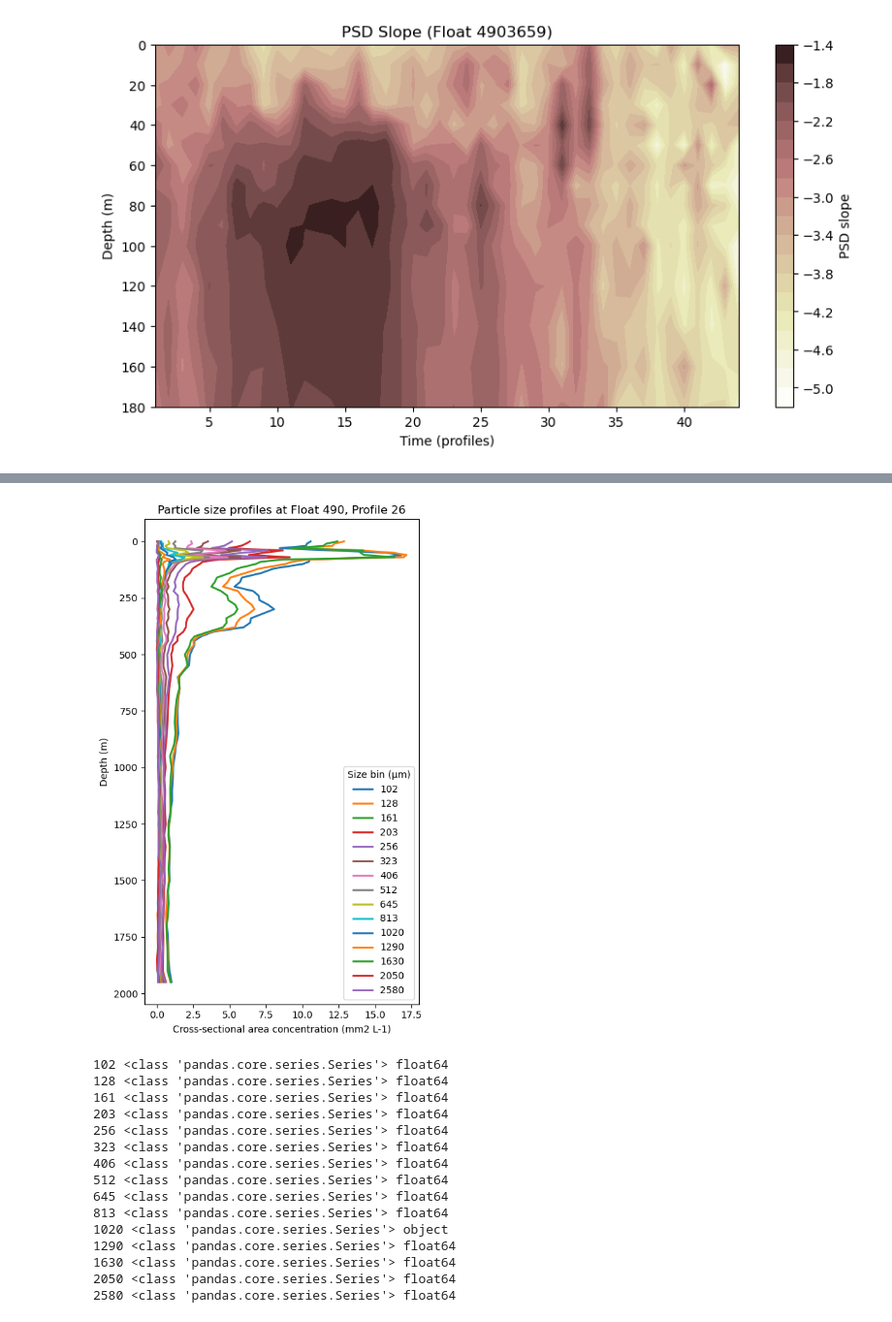
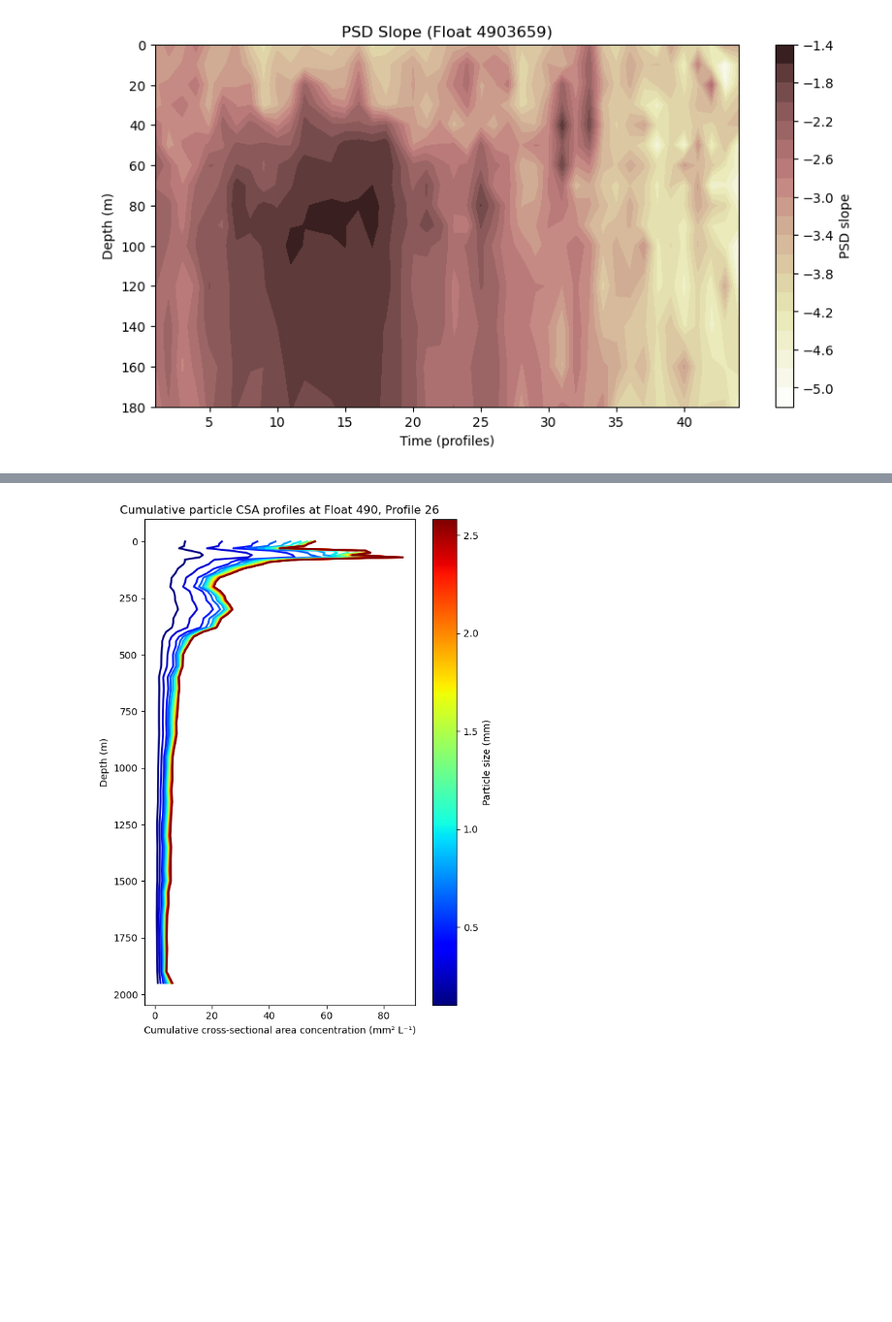
Before and after one commit to shodnett/agg_model_MSc, a Jupyter notebook: Agg_model.ipynb, the cells around one changed output, grey strips where cells are left out. Shown at 97% size. Cells and saved outputs as stored; diff of their text form; code cells hidden in the pictures; blank space fills up the shorter version.

Commit message:
finished diagnostic figure

```diff
--- a/Agg_model.ipynb
+++ b/Agg_model.ipynb
@@ -530,14 +533,21 @@ plt.show()
 # then expand that over depth
 
 mid_size = pd.read_excel("UVP_Float_Data.xlsx", sheet_name="UVP_Float_Data").iloc[3:18, 16]     # (size_mid_um)
-mid_size.drop_duplicates(inplace = True)
+mid_size.drop_duplicates()
+mid_size = mid_size.to_numpy(dtype=float)
+mid_size[-1] = 2580
 
 # Choose which float and profile to investigate
 UVP6_float = 490
 number = 26
-profile = f490.p26   # here you can change the float profile, could probably tidy this up more so that when you write your variable name it updates UVP6_float and number automatically but not a good use of time
-big_particles = 2580
+profile = f490.p26  # here you can change the float profile, could probably tidy this up more so that when you write your variable name it updates UVP6_float and number automatically but not a good use of time
 
+# Apply mid-size scaling
+# shape = (n_sizes, n_depth)
+concs = np.array([profile[s] for s in sizes], dtype=float)
+cross_sectional_area = (concs * mid_size[:, None]) / 1000
+
+"""""
 concs = {
     "102": profile[102],
     "128": profile[128],
@@ -581,8 +591,8 @@ cross_sectional_area = {
     for key in concs
 }
 
+# Convert data into numpy type
 keys = sorted(cross_sectional_area.keys(), key=int)
-
 data = np.array([
     np.asarray(cross_sectional_area[k], dtype=float)
     for k in keys
@@ -598,56 +608,69 @@ fig, ax = plt.subplots(figsize=(5,8))
 for key in cross_sectional_area:
     ax.plot(cross_sectional_area[key], depth, linewidth=2, label=key)
 
 ax.set_xlabel("Cross-sectional area concentration (mm2 L-1)")
 ax.set_ylabel("Depth (m)")
 ax.set_title(f"Particle size profiles at Float {UVP6_float}, Profile {number}")
 ax.legend(title="Size bin (µm)")
 
 # Oceanography convention: depth increases downward
 ax.invert_yaxis()
 plt.tight_layout()
 plt.show()
 
+
+
 # Alternative plotting (stacked)
 fig, ax = plt.subplots(figsize=(5,8))
 
-# Ensure consistent ordering of keys (important!)
-keys = list(cross_sectional_area.keys())
-
-# Convert dictionary values → 2D array (size_bins x depth)
-data = np.array([cross_sectional_area[k] for k in keys])
-
-# stackplot expects: x, then multiple y arrays
 ax.stackplot(
     depth,
-    *data,   # unpack rows as separate inputs
+    *data,
     labels=keys
 )
 
 ax.set_xlabel("Cumulative cross-sectional area concentration (mm² L⁻¹)")
 ax.set_ylabel("Depth (m)")
 ax.set_title(f"Particle size profiles at Float {UVP6_float}, Profile {number}")
 ax.legend(title="Size bin (µm)")
-
-# Oceanography convention
 ax.invert_yaxis()
 
 plt.tight_layout()
 plt.show()
+
+"""""
+
+# Plotting Cumulative stack
+
+fig, ax = plt.subplots(figsize=(6,8))
+
+# cumulative sum across size bins
+cumulative = np.cumsum(cross_sectional_area, axis=0)
+
+# create a colour gradient
+cmap = plt.cm.jet   # you can change this (plasma, turbo, etc.)
+colors = cmap(np.linspace(0, 1, len(sizes/1000)))
+
+# plot each cumulative boundary as a line
+for i, s in enumerate(sizes):
+    ax.plot(cumulative[i], depth,
+            color=colors[i],
+            linewidth=2)
+
+ax.set_xlabel("Cumulative cross-sectional area concentration (mm² L⁻¹)")
+ax.set_ylabel("Depth (m)")
+ax.set_title(f"Cumulative particle CSA profiles at Float {UVP6_float}, Profile {number}")
+
+# Colourbar
+norm = plt.Normalize(vmin=min(sizes/1000), vmax=max(sizes/1000))
+sm = plt.cm.ScalarMappable(cmap=cmap, norm=norm)
+sm.set_array([])
+cbar = plt.colorbar(sm, ax=ax)
+cbar.set_label("Particle size (mm)")
+
+ax.invert_yaxis()
+
+plt.tight_layout()
+plt.show()
 # %% [output]
-[figure, old version]
+[figure, new version]
-102 <class 'pandas.core.series.Series'> float64
-128 <class 'pandas.core.series.Series'> float64
-161 <class 'pandas.core.series.Series'> float64
-203 <class 'pandas.core.series.Series'> float64
-256 <class 'pandas.core.series.Series'> float64
-323 <class 'pandas.core.series.Series'> float64
-406 <class 'pandas.core.series.Series'> float64
-512 <class 'pandas.core.series.Series'> float64
-645 <class 'pandas.core.series.Series'> float64
-813 <class 'pandas.core.series.Series'> float64
-1020 <class 'pandas.core.series.Series'> object
-1290 <class 'pandas.core.series.Series'> float64
-1630 <class 'pandas.core.series.Series'> float64
-2050 <class 'pandas.core.series.Series'> float64
-2580 <class 'pandas.core.series.Series'> float64
```
Also changed, not shown: parts of 3 cells of this notebook.
